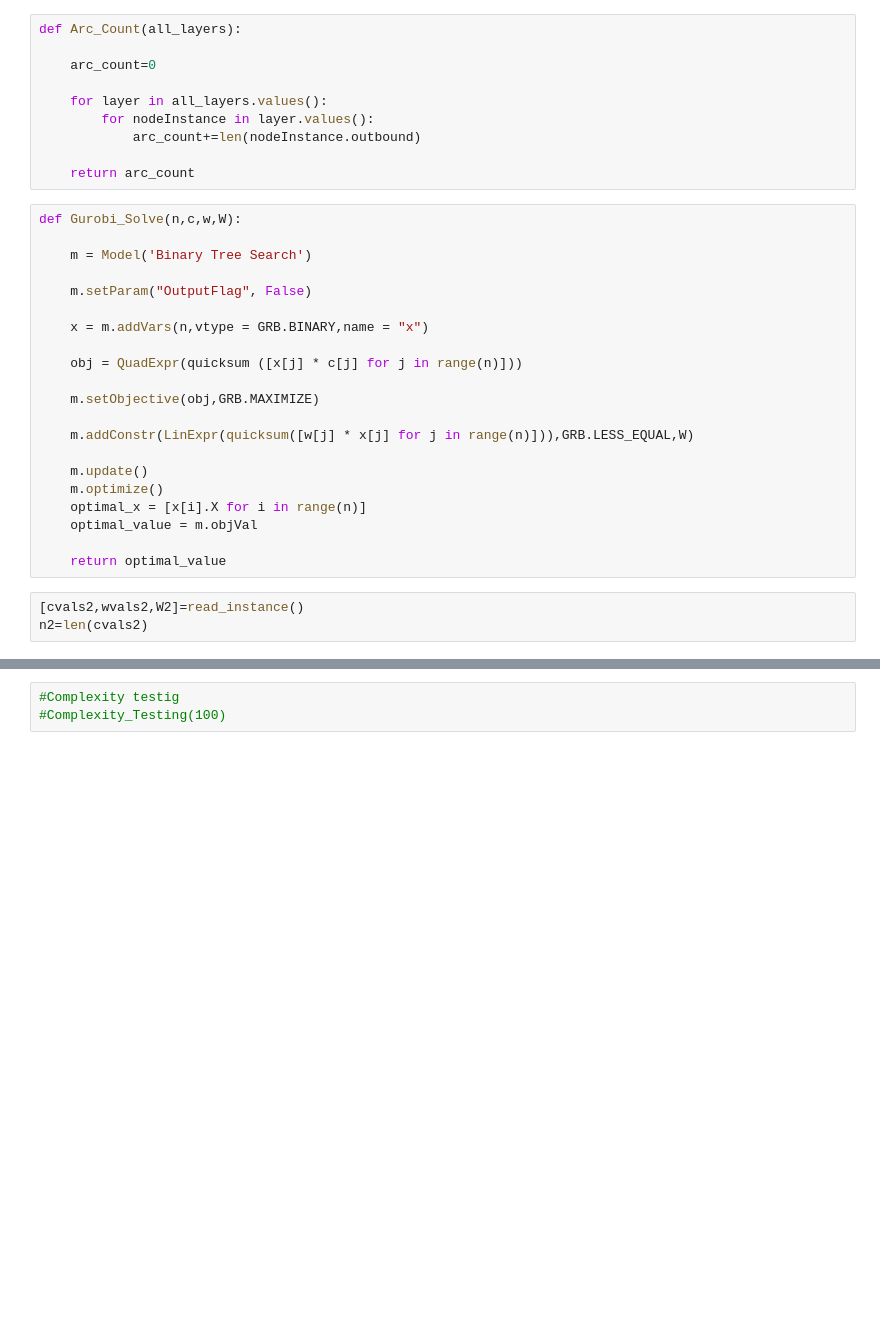
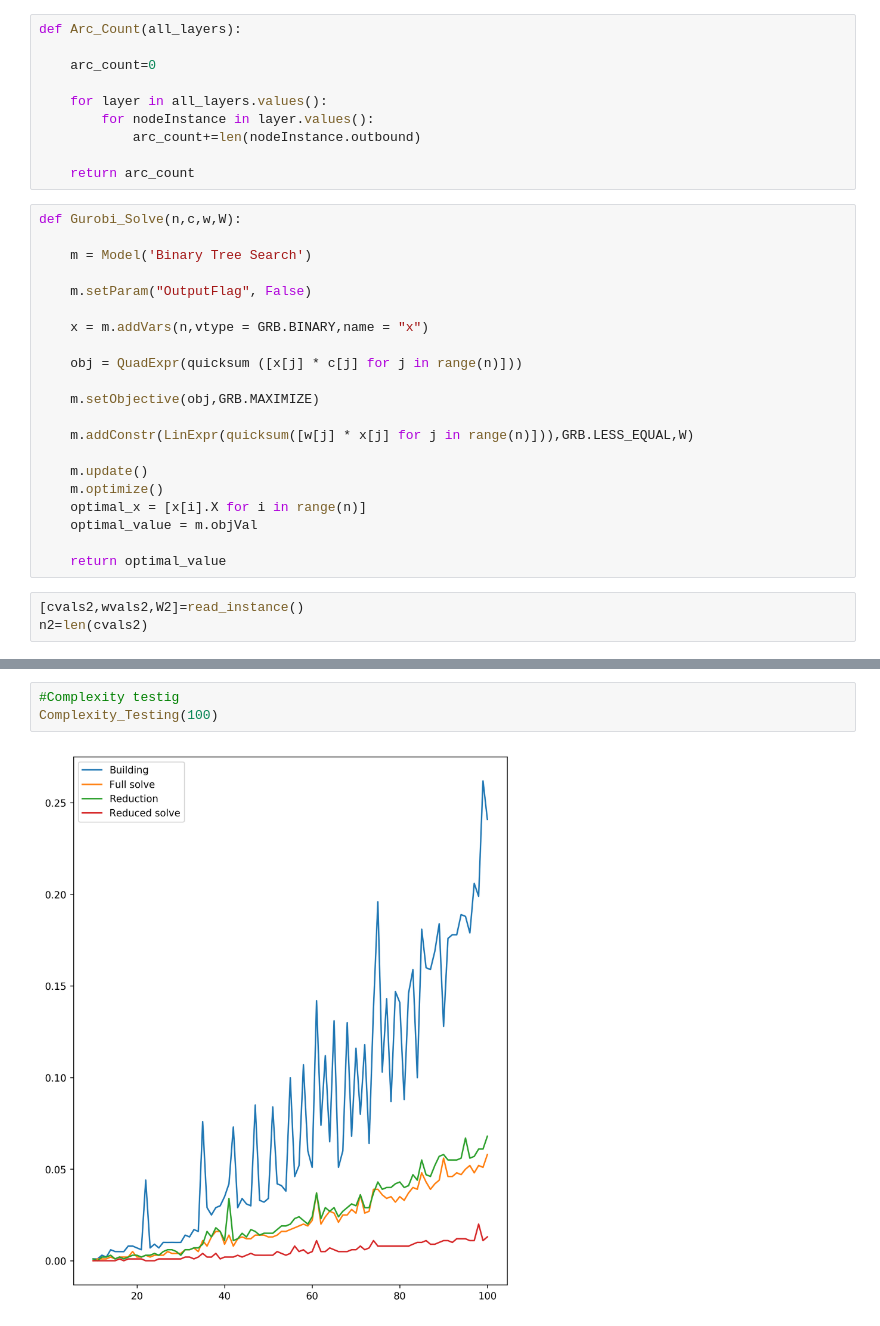
Before and after one commit to avkashm/BDD_Algos, a Jupyter notebook: MIE335 Final Algorithm Avkash Swapped Arcs.ipynb, the cells around one changed output, grey strips where cells are left out. Saved outputs shown, nothing was run; the diff lists cells and outputs as text; blank space fills up the shorter version.

```diff
--- a/MIE335 Final Algorithm Avkash Swapped Arcs.ipynb
+++ b/MIE335 Final Algorithm Avkash Swapped Arcs.ipynb
@@ -478,5 +478,7 @@ Total Runtime: 27.657886067s
 # %%
 #Complexity testig
-#Complexity_Testing(100)
+Complexity_Testing(100)
+# %% [output]
+[figure, added]
 # %%
 #Efficiency testing
```
Also changed, not shown: parts of 3 cells of this notebook, 1 other file.
